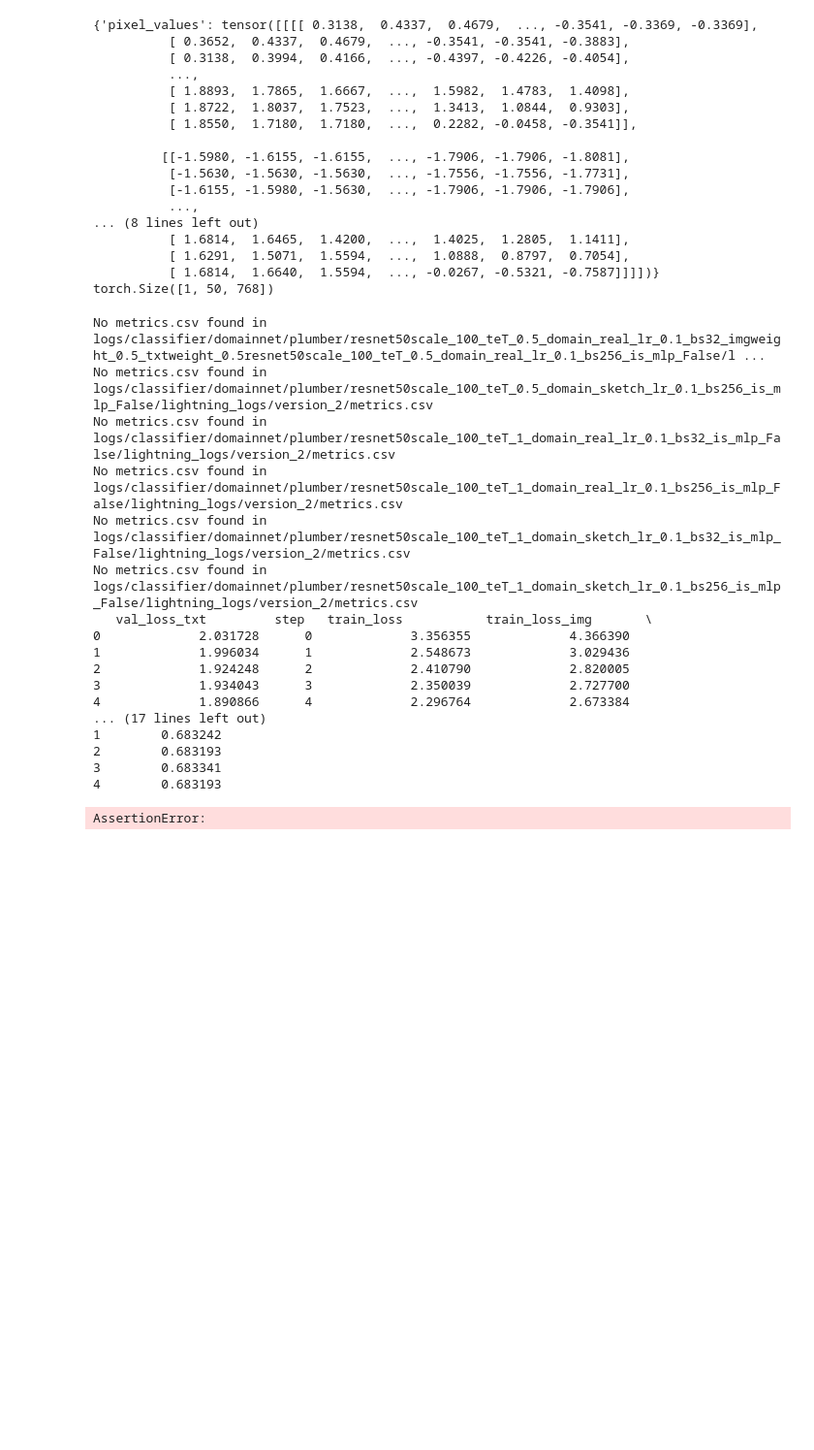
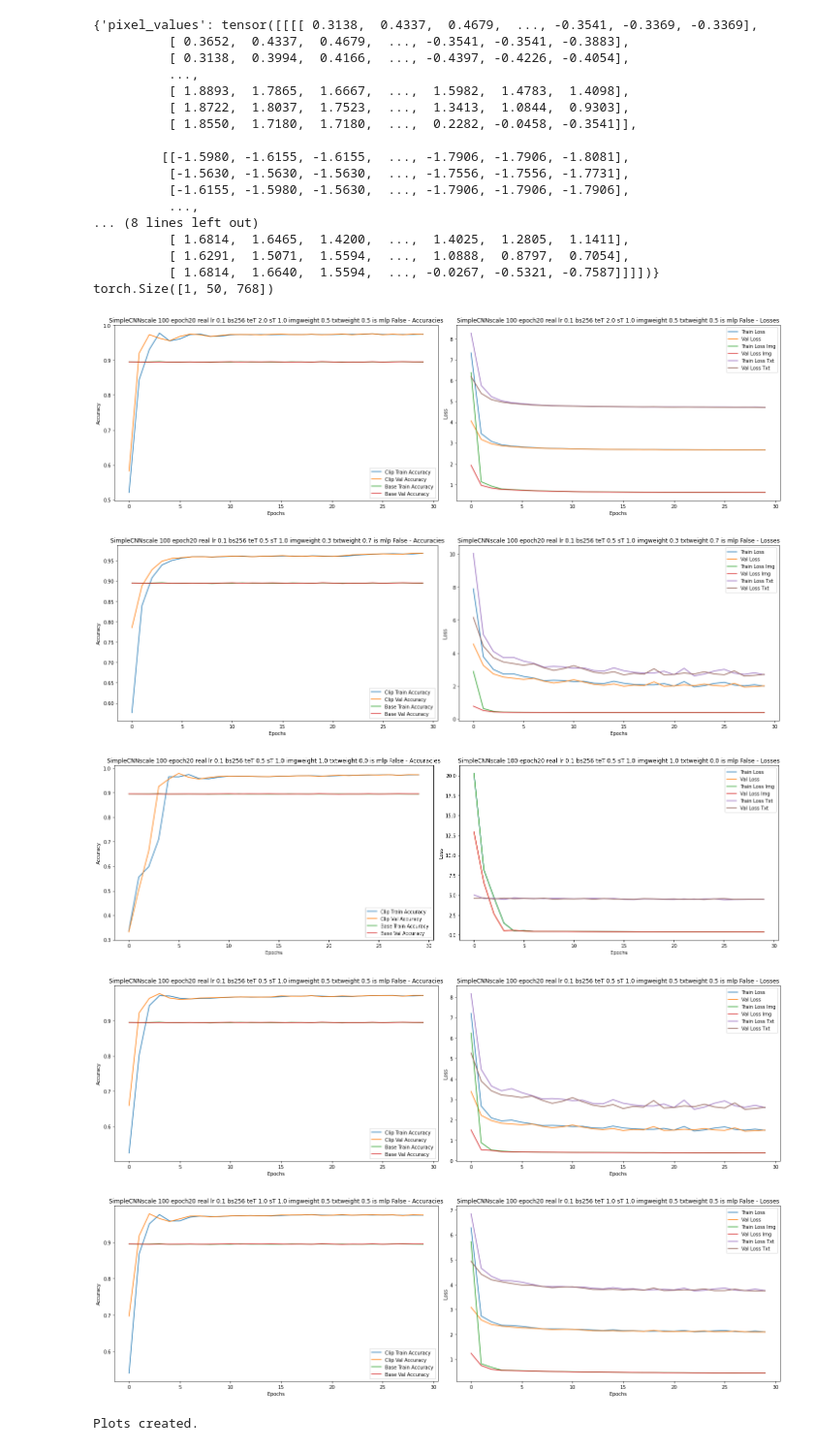
Before and after one commit to Rakshith-2905/ood_detect, a Jupyter notebook: debug.ipynb, the cells around one changed output. Shown at 97% size. Cells and saved outputs as stored; diff of their text form; code cells hidden in the pictures; blank space fills up the shorter version.

Commit message:
Feat: plotting accuracies

```diff
--- a/debug.ipynb
+++ b/debug.ipynb
@@ -546,14 +546,12 @@ import matplotlib.pyplot as plt
 
 def plot_metrics(folder_path, common_folder):
     # Read the metrics.csv file
-    metrics_file = os.path.join('logs/classifier/domainnet/plumber',folder_path, 'lightning_logs/version_2', 'metrics.csv')
+    metrics_file = os.path.join(folder_path, 'lightning_logs/version_1', 'metrics.csv')
     if not os.path.exists(metrics_file):
         print(f"No metrics.csv found in {metrics_file}")
         return
 
     data = pd.read_csv(metrics_file)
-    print(data.head())
-    assert False
     # Extracting the title from the last directory name
     folder_name = os.path.basename(folder_path)
     title = folder_name.replace('_', ' ')
@@ -585,7 +583,7 @@ def plot_metrics(folder_path, common_folder):
 
     # Adjust layout and save plot
     plt.tight_layout()
-    plt.show()
+    # plt.show()
     plt.savefig(os.path.join(common_folder, folder_name + '_metrics_plot.png'))
     plt.close()
 # %%
@@ -636,36 +634,28 @@ file_paths = [
 
     # 'resnet50scale_100_teT_2_domain_sketch_lr_0.1_bs128_is_mlp_False',
 # %%
+import glob
+
+file_paths = glob.glob('logs/classifier/cifar10/plumber/*')
+
 def main(paths, common_folder):
     # Create the common folder if it doesn't exist
     if not os.path.exists(common_folder):
         os.makedirs(common_folder)
 
     # Iterate over provided file paths
     for folder_path in paths:
         plot_metrics(folder_path, common_folder)
     print("Plots created.")
 
 # Set your common folder for plots here
 common_plots_folder = 'plots'
 
 main(file_paths, common_plots_folder)
 # %% [output]
+[figure, added]
+[figure, added]
+[figure, added]
+[figure, added]
+[figure, added]
-No metrics.csv found in logs/classifier/domainnet/plumber/resnet50scale_100_teT_0.5_domain_real_lr_0.1_bs32_imgweight_0.5_txtweight_0.5resnet50scale_100_teT_0.5_domain_real_lr_0.1_bs256_is_mlp_False/l ...
-No metrics.csv found in logs/classifier/domainnet/plumber/resnet50scale_100_teT_0.5_domain_sketch_lr_0.1_bs256_is_mlp_False/lightning_logs/version_2/metrics.csv
-No metrics.csv found in logs/classifier/domainnet/plumber/resnet50scale_100_teT_1_domain_real_lr_0.1_bs32_is_mlp_False/lightning_logs/version_2/metrics.csv
-No metrics.csv found in logs/classifier/domainnet/plumber/resnet50scale_100_teT_1_domain_real_lr_0.1_bs256_is_mlp_False/lightning_logs/version_2/metrics.csv
-No metrics.csv found in logs/classifier/domainnet/plumber/resnet50scale_100_teT_1_domain_sketch_lr_0.1_bs32_is_mlp_False/lightning_logs/version_2/metrics.csv
-No metrics.csv found in logs/classifier/domainnet/plumber/resnet50scale_100_teT_1_domain_sketch_lr_0.1_bs256_is_mlp_False/lightning_logs/version_2/metrics.csv
-   val_loss_txt         step   train_loss           train_loss_img       \
-0             2.031728      0             3.356355             4.366390
-1             1.996034      1             2.548673             3.029436
-2             1.924248      2             2.410790             2.820005
-3             1.934043      3             2.350039             2.727700
-4             1.890866      4             2.296764             2.673384
-... (17 lines left out)
-1        0.683242
-2        0.683193
-3        0.683341
-4        0.683193
+Plots created.
-AssertionError:
```
